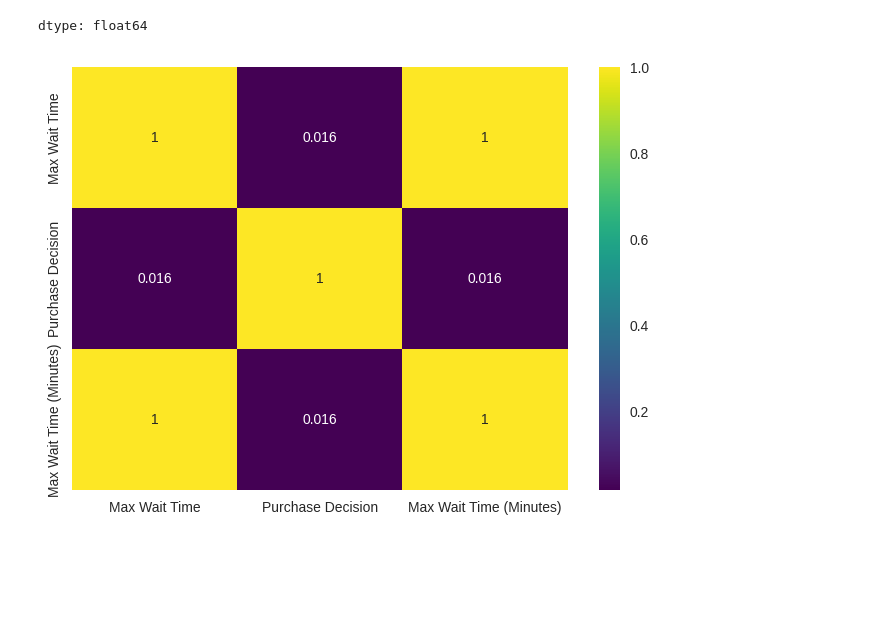
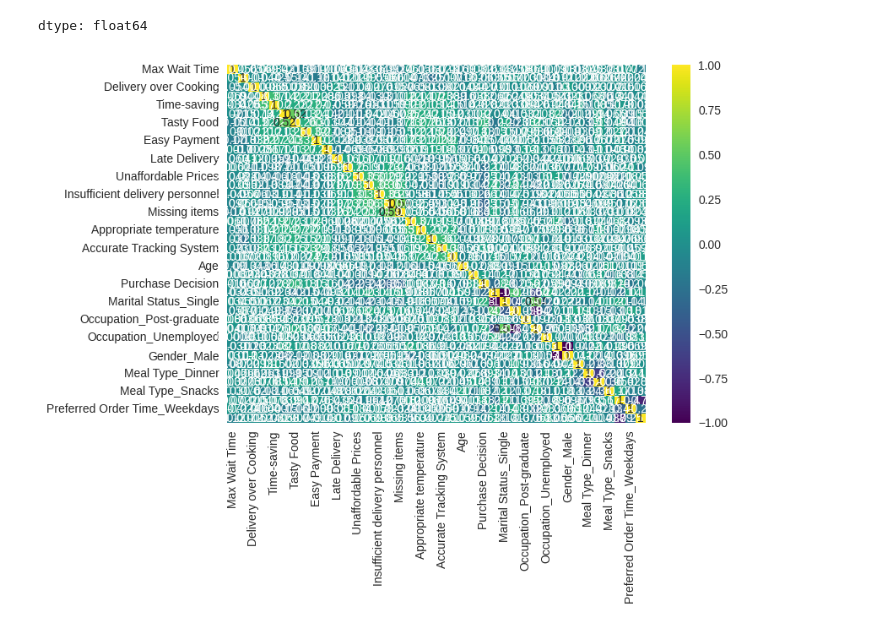
Before and after one commit to mayamoneib/deliveryfood, a Jupyter notebook: surveydata.ipynb, the cells around one changed output. Cells and saved outputs as stored; diff of their text form; code cells hidden in the pictures; blank space fills up the shorter version.

```diff
--- a/surveydata.ipynb
+++ b/surveydata.ipynb
@@ -703,10 +703,10 @@ new_version['Purchase Decision'].value_counts() / new_version['Purchase Decision
 | 0 | 0.215909 |
 dtype: float64
 # %%
-corr = new_version.corr(numeric_only=True)
+corr = df_encoded.corr(numeric_only=True)
 sns.heatmap(corr, cmap='viridis', annot = True);
 # %% [output]
-[figure, old version]
+[figure, new version]
 # %%
 categorical_features = categorical_col.copy()
 # %%
```
Also changed, not shown: parts of 56 cells of this notebook.
